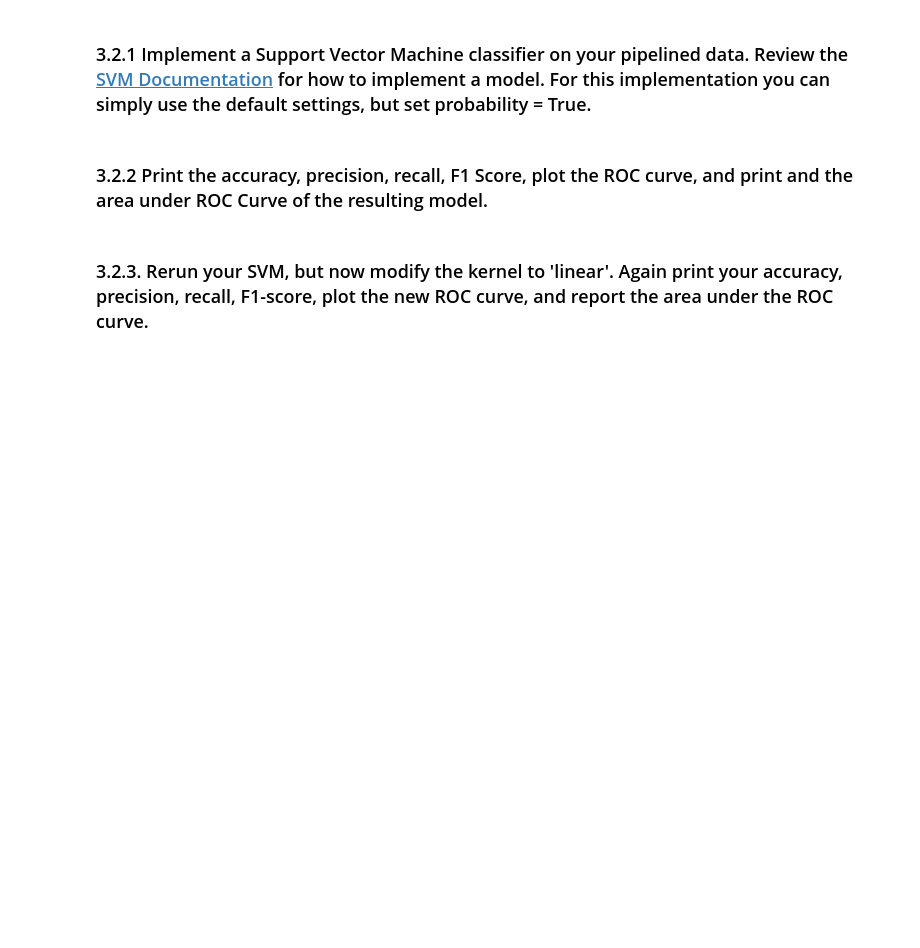
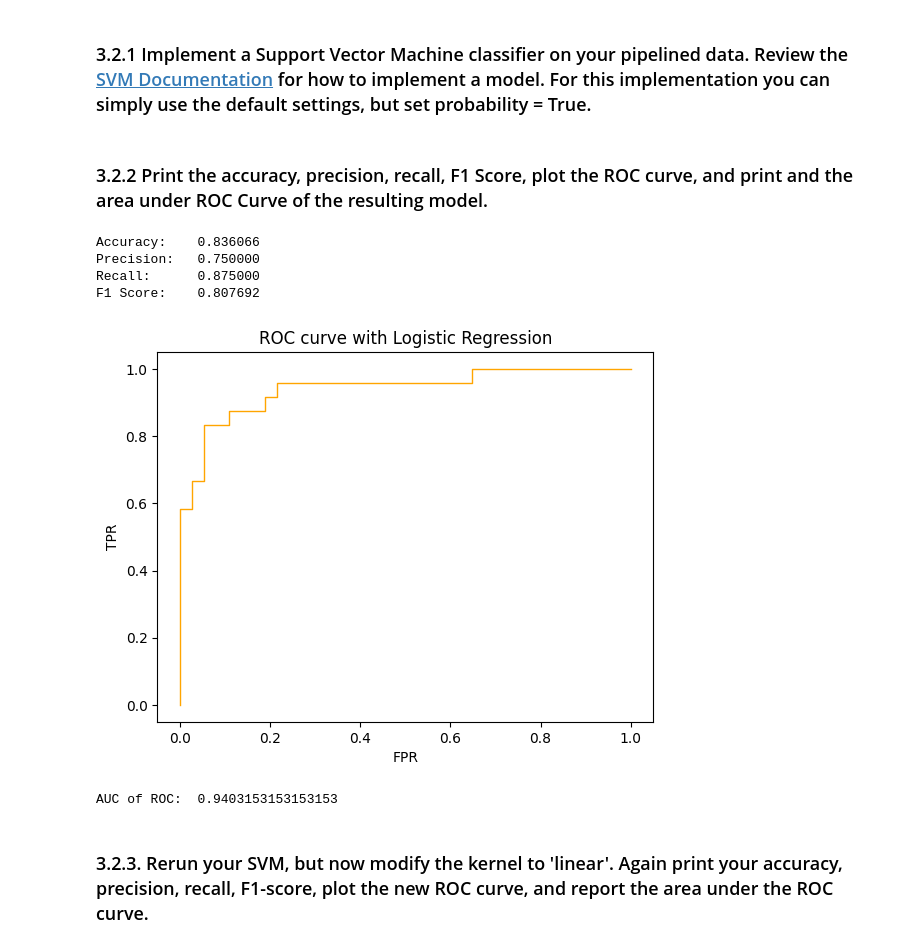
Before and after one commit to roshantaneja/ucla_cssi_2024, a Jupyter notebook: homework/homework_3/CS97_HW3_student.ipynb, the cells around one changed output. Drawn from its saved outputs; the diff is of its cells as text; code cells hidden in the pictures; blank space fills up the shorter version.

```diff
--- a/homework/homework_3/CS97_HW3_student.ipynb
+++ b/homework/homework_3/CS97_HW3_student.ipynb
@@ -321,11 +539,28 @@ A Support Vector Machine (SVM) is a discriminative classifier formally defined b
   bacause we will use it in the next cell
 '''
 '''Your code goes below here'''
+
+from sklearn.svm import SVC
+
+svm_model = SVC(probability=True)
+svm_model.fit(train, target)
+svm_predicted = svm_model.predict(test)
+svm_score = svm_model.predict_proba(test)[:,1]
 # %% [markdown]
 ### 3.2.2 Print the accuracy, precision, recall, F1 Score, plot the ROC curve, and print and the area under ROC Curve of the resulting model.
 # %%
 # Feel free to use print_four_metrics and plot_roc_curve functions
 '''Your code goes below here'''
+
+print_four_metrics(target_test, svm_predicted)
+plot_roc_curve(target_test, svm_score)
+# %% [output]
+Accuracy:    0.836066
+Precision:   0.750000
+Recall:      0.875000
+F1 Score:    0.807692
+[figure, added]
+AUC of ROC:  0.9403153153153153
 # %% [markdown]
 ### 3.2.3.  Rerun your SVM, but now modify the kernel to 'linear'. Again print your accuracy, precision, recall, F1-score, plot the new ROC curve, and report the area under the ROC curve.
 # %%
```
Also changed, not shown: parts of 40 cells of this notebook, 12 other files.
